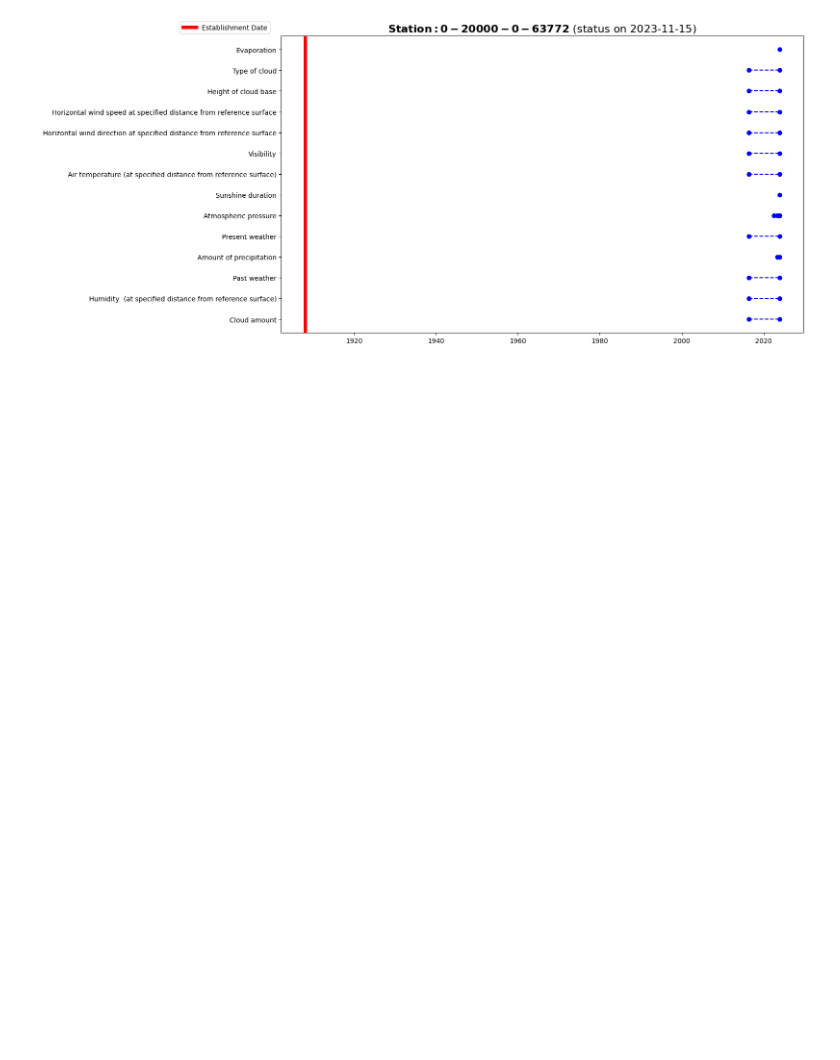
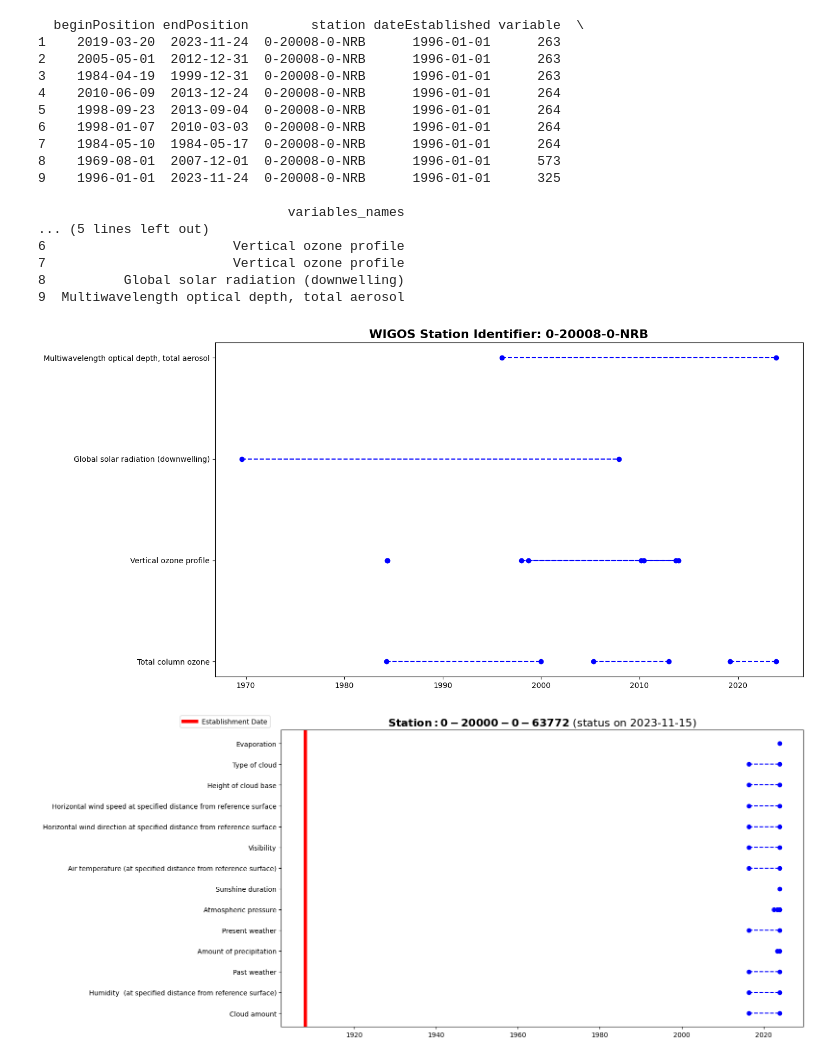
Before and after one commit to joergklausen/oscar-analysis, a Jupyter notebook: Deployment Analysis at Station.ipynb, the cells around one changed output. Cells and saved outputs as stored; diff of their text form; code cells hidden in the pictures; blank space fills up the shorter version.

Commit message:
update deployments

```diff
--- a/Deployment Analysis at Station.ipynb
+++ b/Deployment Analysis at Station.ipynb
@@ -27,15 +28,17 @@ from bs4 import BeautifulSoup
 # %%
 id = "0-20000-0-63772"
 # %%
-observedProperties = []
-url = "https://oscar.wmo.int/oai/provider?verb=GetRecord&metadataPrefix=wmdr&identifier=%20" + id
-xml = urlopen(url).read()
-soup = BeautifulSoup(xml, 'xml')
-content = soup('OAI-PMH')
+def get_xml_info(WIGOS_ID):
 
-with open(os.getcwd()+"/Files/File_"+id+".txt", 'w') as f:
-    f.write(str(content))
+    """get xml information through jOAI and save file
+    """
 
+    # open xml file thorugh jOAI
+    url = "https://oscar.wmo.int/oai/provider?verb=GetRecord&metadataPrefix=wmdr&identifier=%20" + str(id)
+    xml = urlopen(url).read()
+    soup = BeautifulSoup(xml, 'xml')
+    content = soup('OAI-PMH')
 
-with open(os.getcwd()+"/Files/File_"+id+".txt", 'w') as f:
-    f.write(str(content))
+    # save file
+    with open(os.getcwd()+"/Files/File_"+id+".txt", 'w') as f:
+        f.write(str(content))
@@ -54 +45,4 @@ print(dateEstablished)
+# %%
+id = "0-20000-0-63772"
+get_xml_info(WIGOS_ID=id)
 # %%
@@ -212,3 +212,24 @@ fig.savefig(os.getcwd()+"/Plots/Deployments_"+id+".jpeg", bbox_inches='tight')
+# %%
+plot_deployments_station(WIGOS_ID="0-20008-0-NRB")
+# %% [output]
+  beginPosition endPosition        station dateEstablished variable  \
+1    2019-03-20  2023-11-24  0-20008-0-NRB      1996-01-01      263
+2    2005-05-01  2012-12-31  0-20008-0-NRB      1996-01-01      263
+3    1984-04-19  1999-12-31  0-20008-0-NRB      1996-01-01      263
+4    2010-06-09  2013-12-24  0-20008-0-NRB      1996-01-01      264
+5    1998-09-23  2013-09-04  0-20008-0-NRB      1996-01-01      264
+6    1998-01-07  2010-03-03  0-20008-0-NRB      1996-01-01      264
+7    1984-05-10  1984-05-17  0-20008-0-NRB      1996-01-01      264
+8    1969-08-01  2007-12-01  0-20008-0-NRB      1996-01-01      573
+9    1996-01-01  2023-11-24  0-20008-0-NRB      1996-01-01      325
+
+                                variables_names
+... (5 lines left out)
+6                        Vertical ozone profile
+7                        Vertical ozone profile
+8          Global solar radiation (downwelling)
+9  Multiwavelength optical depth, total aerosol
+[figure, added]
 # %%
 # include establishment date
 
```
Also changed, not shown: parts of 5 cells of this notebook, 4 other files.
